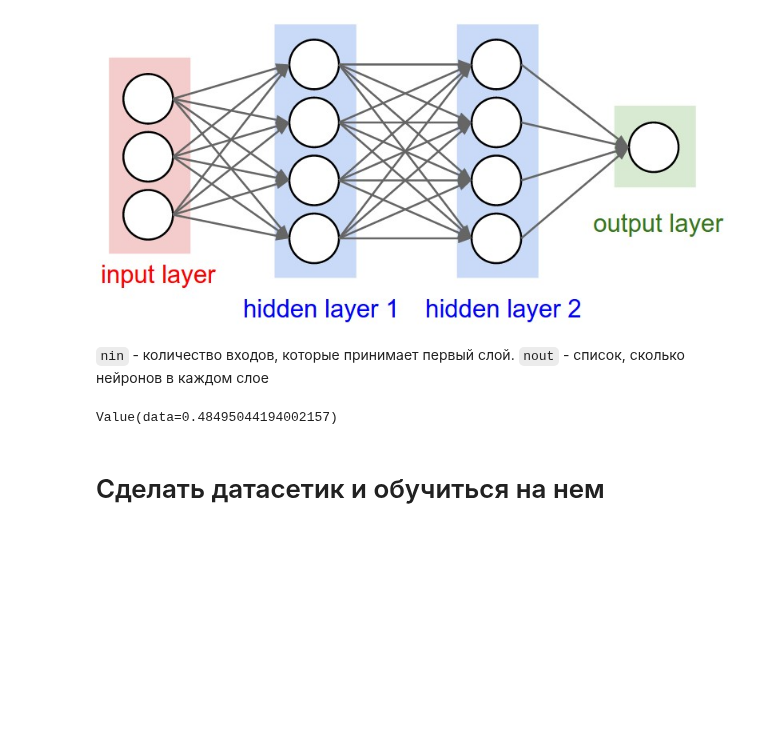
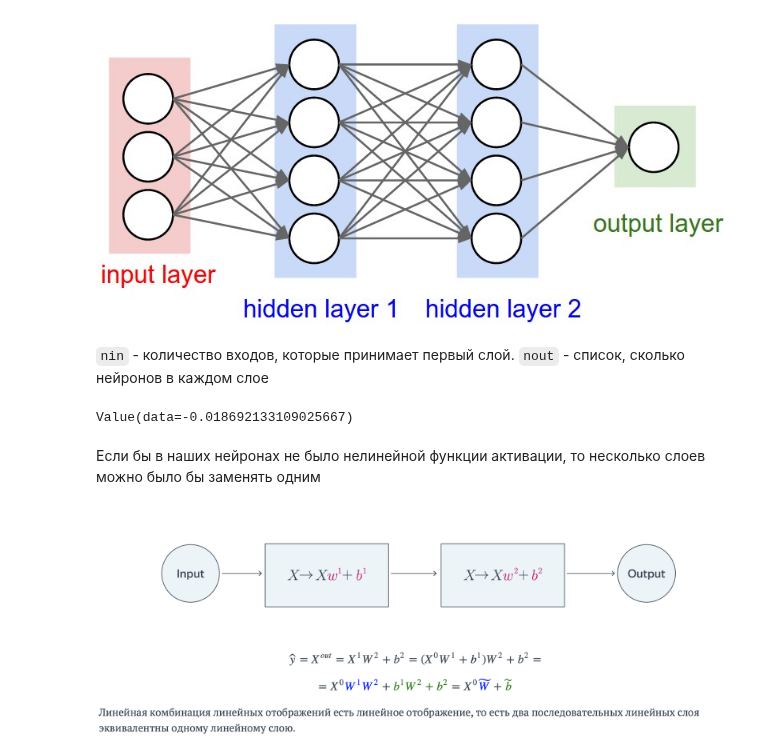
Before and after one commit to kokamido/ml2023, a Jupyter notebook: 08-NN/1-Backprop2.ipynb, the cells around one changed output. Cells and saved outputs as stored; diff of their text form; code cells hidden in the pictures; blank space fills up the shorter version.

```diff
--- a/08-NN/1-Backprop2.ipynb
+++ b/08-NN/1-Backprop2.ipynb
@@ -616,10 +644,14 @@ class MLP:
         return [p for layer in self.layers for p in layer.parameters()]
 # %%
 # реализуем картинку выше
-n = MLP(3, [4, 4, 1])
+model = MLP(3, [4, 4, 1])
 x = [2, 3, 4]
-n(x)
+model(x)
 # %% [output]
-Value(data=0.48495044194002157)
+Value(data=-0.018692133109025667)
-# %% [markdown]
-# Сделать датасетик и обучиться на нем
+# %% [markdown]
+Если бы в наших нейронах не было нелинейной функции активации, то несколько слоев можно было бы заменять одним
+# %%
+Image('images/2linear.png', width=800)
+# %% [output]
+[figure, added]
```
Also changed, not shown: parts of 60 cells of this notebook.
